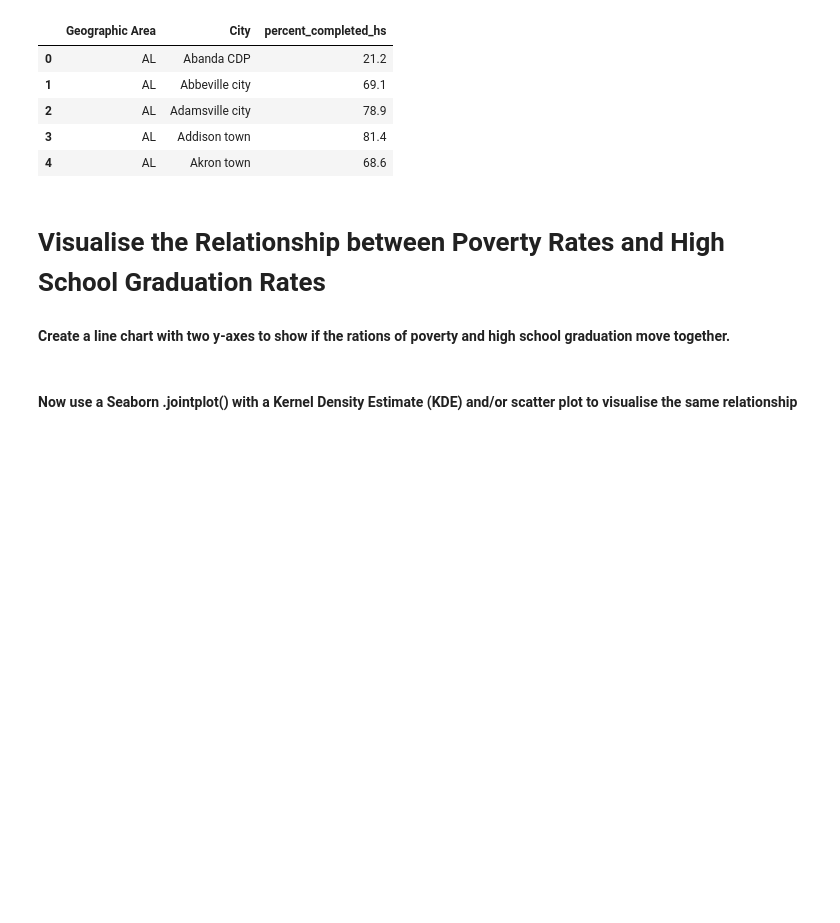
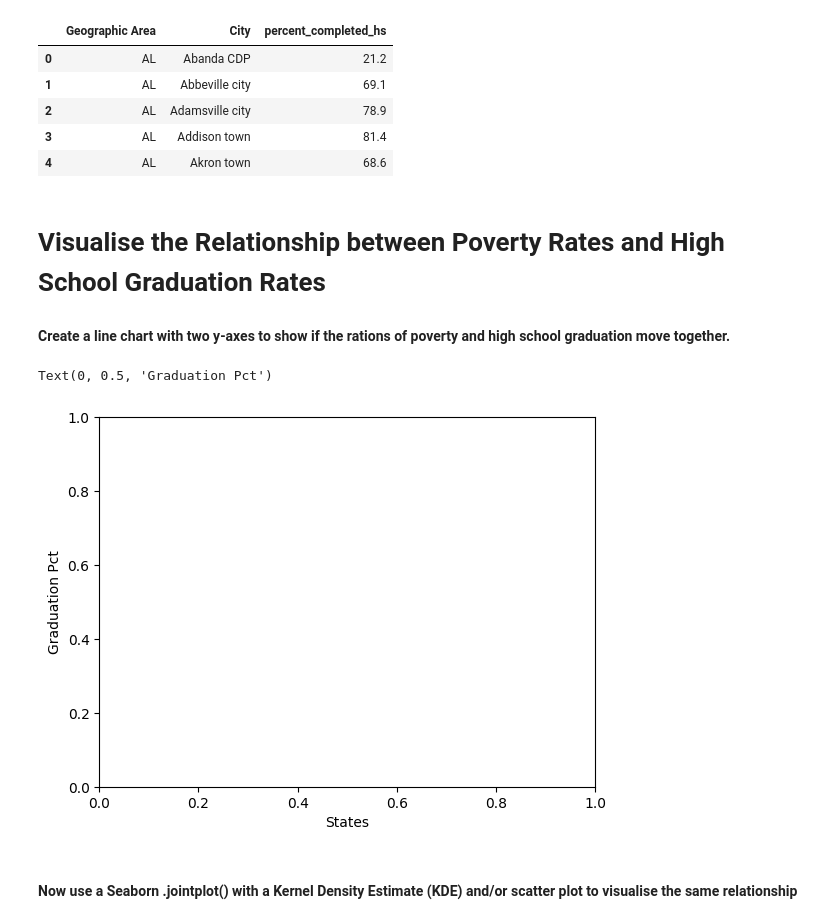
Before and after one commit to SeanRVACode/Professional-Portfolio, a Jupyter notebook: Analyze Deaths involving Police in the US/Fatal_Force_(start).ipynb, the cells around one changed output. Saved outputs shown, nothing was run; the diff lists cells and outputs as text; code cells hidden in the pictures; blank space fills up the shorter version.

Commit message:
Started set up for dual y-axis comparison between poverty rates and hs graduation

```diff
--- a/Analyze Deaths involving Police in the US/Fatal_Force_(start).ipynb
+++ b/Analyze Deaths involving Police in the US/Fatal_Force_(start).ipynb
@@ -153,6 +153,16 @@ fig.show()
 # Visualise the Relationship between Poverty Rates and High School Graduation Rates
 
 #### Create a line chart with two y-axes to show if the rations of poverty and high school graduation move together.
+# %%
+
+
+fig,ax1 = plt.subplots()
+
+ax1.set_xlabel('States')
+ax1.set_ylabel('Graduation Pct')
+# %% [output]
+Text(0, 0.5, 'Graduation Pct')
+[figure, added]
 # %% [markdown]
 #### Now use a Seaborn .jointplot() with a Kernel Density Estimate (KDE) and/or scatter plot to visualise the same relationship
 # %% [markdown]
```
